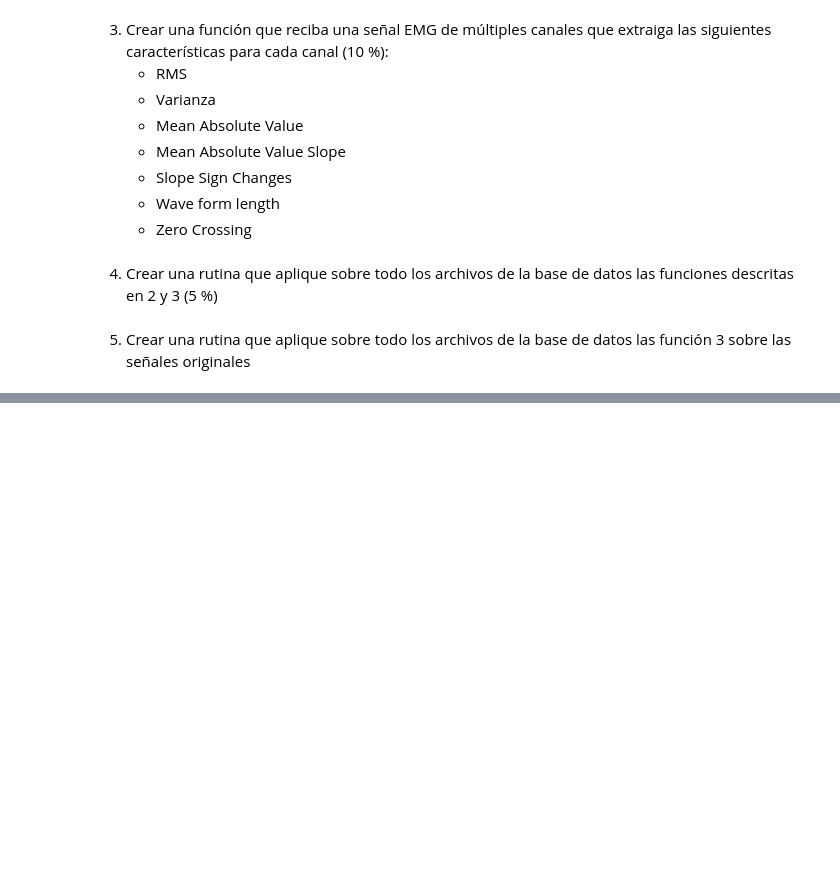
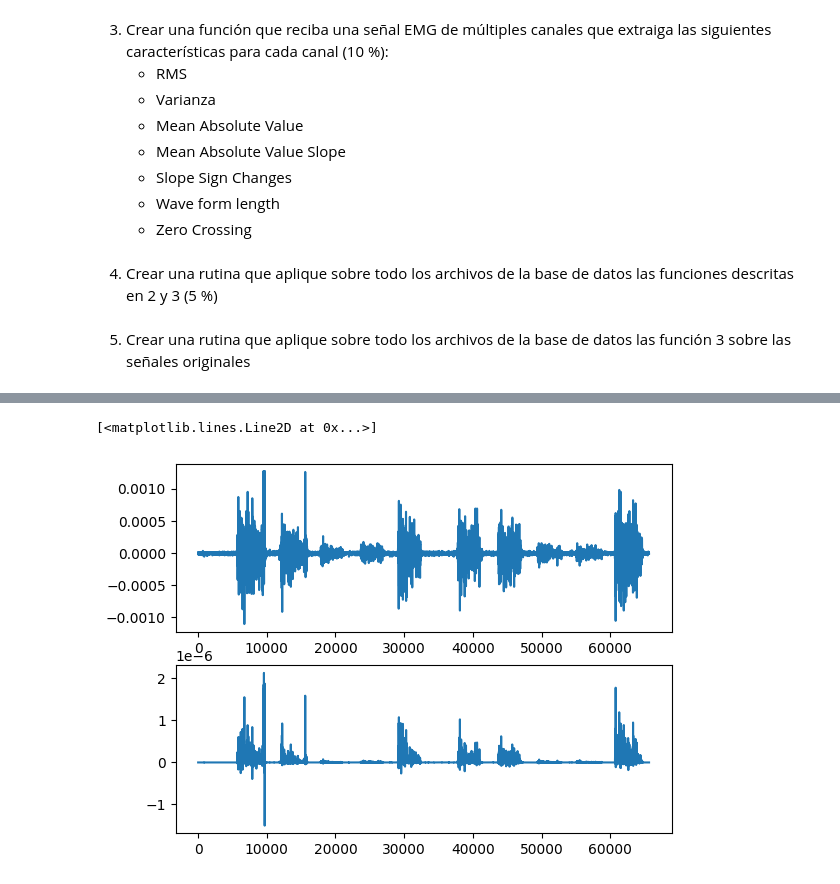
Before and after one commit to MateoOyuelaR19/LAB-BIOSE-ALES, a Jupyter notebook: Proyecto/Seguimiento_1/seguimiento_1.ipynb, the cells around one changed output, grey strips where cells are left out. Drawn from its saved outputs; the diff is of its cells as text; code cells hidden in the pictures; blank space fills up the shorter version.

```diff
--- a/Proyecto/Seguimiento_1/seguimiento_1.ipynb
+++ b/Proyecto/Seguimiento_1/seguimiento_1.ipynb
@@ -151,0 +153,11 @@ Realice un análisis exploratorio de los datos (Estadística descriptiva) tenien
+# %%
+sujeto=0
+canal=1
+plt.subplot(211)
+plt.plot(serie1[sujeto][:,0],serie1[sujeto][:,canal]) #Primeros corchetes son el paciente, los segundos son el canal
+#El canal corresponde al tiempo, por lo tanto se omite en el eje y
+plt.subplot(212)
+plt.plot(serie1[sujeto][:,0][1:-1],tkeo_serie1[sujeto][:,canal-1][1:-1])
+# %% [output]
+[<matplotlib.lines.Line2D at 0x...>]
+[figure, added]
```
Also changed, not shown: parts of 9 cells of this notebook.
